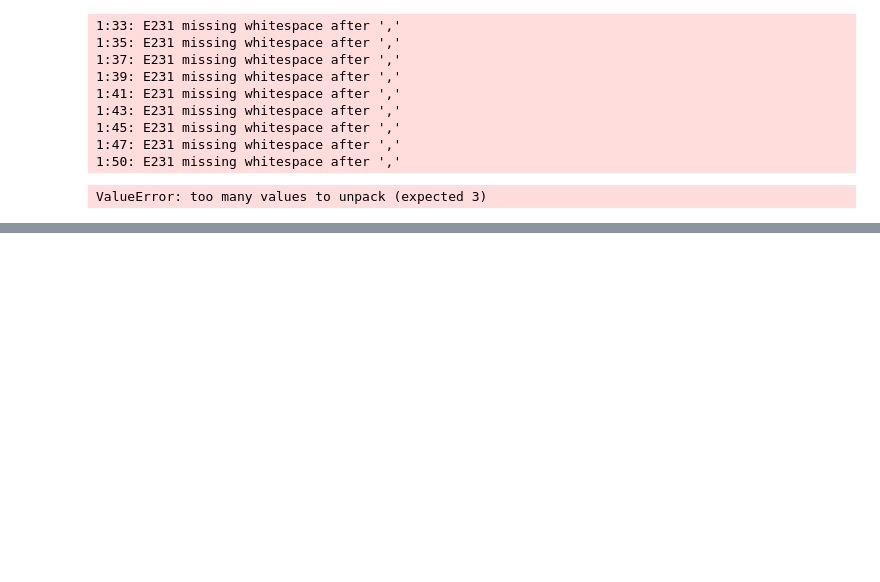
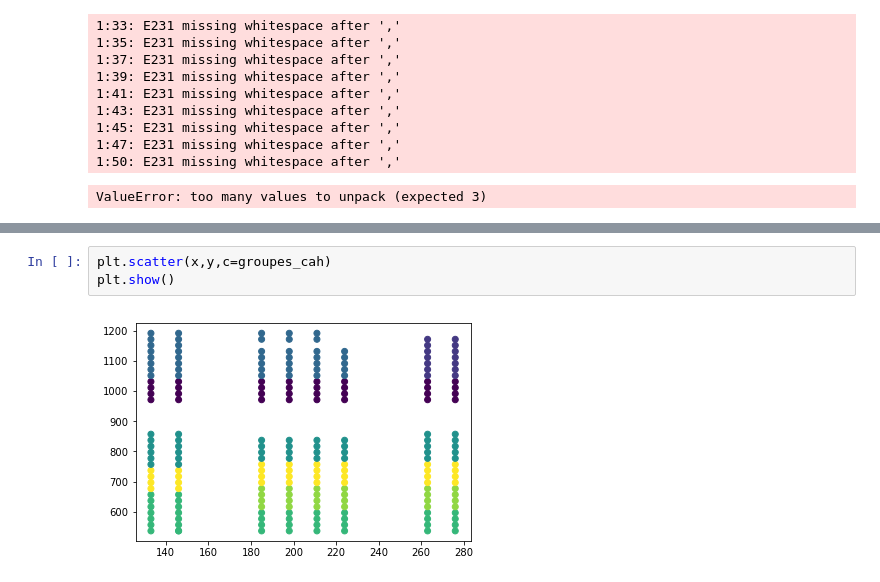
Before and after one commit to vincentnam/ProjetInterpromo2020G8, a Jupyter notebook: Charlotte_Marque_notebook.ipynb, the cells around one changed output, grey strips where cells are left out. Cells and saved outputs as stored; diff of their text form; blank space fills up the shorter version.

```diff
--- a/Charlotte_Marque_notebook.ipynb
+++ b/Charlotte_Marque_notebook.ipynb
@@ -438,0 +743,5 @@ ValueError: too many values to unpack (expected 3)
+# %%
+plt.scatter(x,y,c=groupes_cah)
+plt.show()
+# %% [output]
+[figure, added]
```
Also changed, not shown: parts of 35 cells of this notebook.
